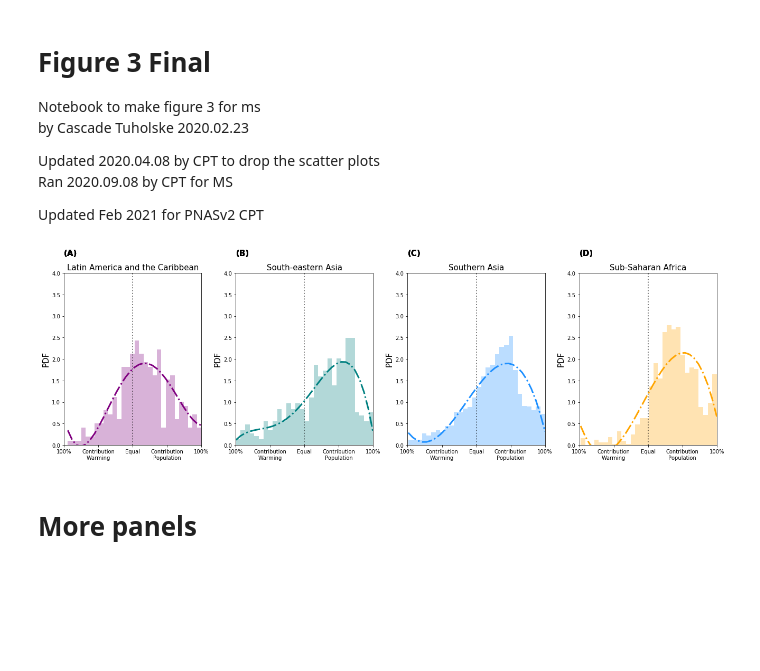
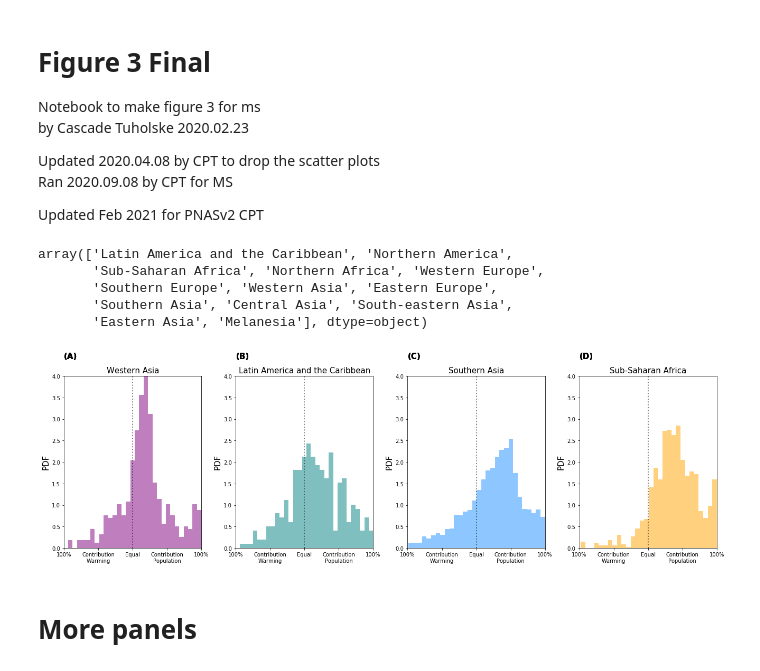
Before and after one commit to ecohydro/GlobalUrbanHeat, a Jupyter notebook: Notebooks/cpt_Fig3_Final.ipynb, the cells around one changed output. Drawn from its saved outputs; the diff is of its cells as text; code cells hidden in the pictures; blank space fills up the shorter version.

```diff
--- a/Notebooks/cpt_Fig3_Final.ipynb
+++ b/Notebooks/cpt_Fig3_Final.ipynb
@@ -34,30 +34,38 @@ FIG_OUT = "/home/cascade/projects/UrbanHeat/figures/"
 FN_IN = 'WBGT32_1D_TREND_EXP05.json'
 HI_STATS = pd.read_json(DATA_IN+FN_IN, orient = 'split')
 FN_OUT = FIG_OUT+'Fig3-WBGT32_1D.png'
+# %%
+#### Region names
+HI_STATS['sub-region'].unique()
+# %% [output]
+array(['Latin America and the Caribbean', 'Northern America',
+       'Sub-Saharan Africa', 'Northern Africa', 'Western Europe',
+       'Southern Europe', 'Western Asia', 'Eastern Europe',
+       'Southern Asia', 'Central Asia', 'South-eastern Asia',
+       'Eastern Asia', 'Melanesia'], dtype=object)
 # %%
 #### Chunk Data for plots -- see functions for warnings explained
 
+# Chunk 1
+geog1 = 'sub-region'
+loc1 = 'Western Asia'
+chunk1 = HI_STATS[HI_STATS[geog1] == loc1]
 
-# # Chunk 1
-geog1 = 'sub-region'
-loc1 = 'Latin America and the Caribbean'
-chunk1 = HI_STATS[HI_STATS[geog2] == loc1]
-
-# # Chunk 2
+# Chunk 2
 geog2 = 'sub-region'
-loc2 = 'South-eastern Asia'
-chunk2 = HI_STATS[HI_STATS[geog3] == loc2]
+loc2 = 'Latin America and the Caribbean'
+chunk2 = HI_STATS[HI_STATS[geog2] == loc2]
 
 
 # Chunk 3
 geog3 = 'sub-region'
 loc3 = 'Southern Asia'
-chunk3 = HI_STATS[HI_STATS[geog4] == loc3]
+chunk3 = HI_STATS[HI_STATS[geog3] == loc3]
 
 # Chunk 4
 geog4 = 'sub-region'
 loc4 = 'Sub-Saharan Africa'
-chunk4 = HI_STATS[HI_STATS[geog1] == loc4]
+chunk4 = HI_STATS[HI_STATS[geog3] == loc4]
 # %%
 #### Fig 3 Plot - 4 Panel CPT 2020.04.08 / Feb 2021 WBGT28 day
 
@@ -85,7 +93,7 @@ for i, df in enumerate(zip(df_list, color_list)):
 
     # Git data for hist and poly fit
     data = df[0]['coef_attrib_norm']
-    axs[i].hist(data, density = True, color = df[1], alpha = 0.30, bins = 30)
+    axs[i].hist(data, density = True, color = df[1], alpha = 0.5, bins = 30)
     x = axs[i].hist(data, density = True, color = df[1], alpha = 0, bins = 30)[1]
     y = axs[i].hist(data, density = True, color = df[1], alpha = 0, bins = 30)[0]
     y = np.insert(y, 0, y[0])
@@ -100,35 +108,36 @@ for i, df in enumerate(zip(df_list, color_list)):
     y_poly_pred = model.predict(x_poly)
     sort_axis = operator.itemgetter(0)
     sorted_zip = sorted(zip(x,y_poly_pred), key=sort_axis)
     x, y_poly_pred = zip(*sorted_zip)
-    axs[i].plot(x, y_poly_pred, alpha = 1, linewidth=3, color = color_list[i], linestyle = '-.')
+    #axs[i].plot(x, y_poly_pred, alpha = 1, linewidth=3, color = color_list[i], linestyle = '-.')
 
     # V line
     axs[i].vlines(x = 0.5, ymin = 0, ymax = 5, lw=2, linestyles = ':',
                   alpha = 0.5, color = 'black')
 
     #sns.kdeplot(data, color = df[1], ax = axs[i], **kwargs, legend = False) # kernel
     axs[i].set_title(loc_list[i], fontsize = 15)
     axs[i].set_xlim(xlim)
     axs[i].set_ylim(ylim)
     axs[i].set_ylabel('PDF', fontsize = 15)
+
     #axs[i].set_xlabel('% Warming                 % Population', fontsize = 15)
     axs[i].set_xticks(ticks);
     axs[i].set_xticklabels(labels)
 
     # add panel labels
     axs[0].text(0.00, 1.1, '(A)', transform=axs[0].transAxes, size=15, fontweight='bold')
     axs[0].text(1.25, 1.1, '(B)', transform=axs[0].transAxes, size=15, fontweight='bold')
     axs[0].text(2.5, 1.1, '(C)', transform=axs[0].transAxes, size=15, fontweight='bold')
     axs[0].text(3.75, 1.1, '(D)', transform=axs[0].transAxes, size=15, fontweight='bold')
 
 ### color bar on far left plot
 kwargs = {'anchor' : (-0.5, 0.5), 'fraction' : .01, 'shrink' : 2}
 fig.subplots_adjust(right=0.84)
 
 plt.savefig(FN_OUT, dpi = 300, bbox_inches='tight')
 # %% [output]
-[figure, old version]
+[figure, new version]
 # %% [markdown]
 # More panels
 # %%
```
Also changed, not shown: 7 other files.
